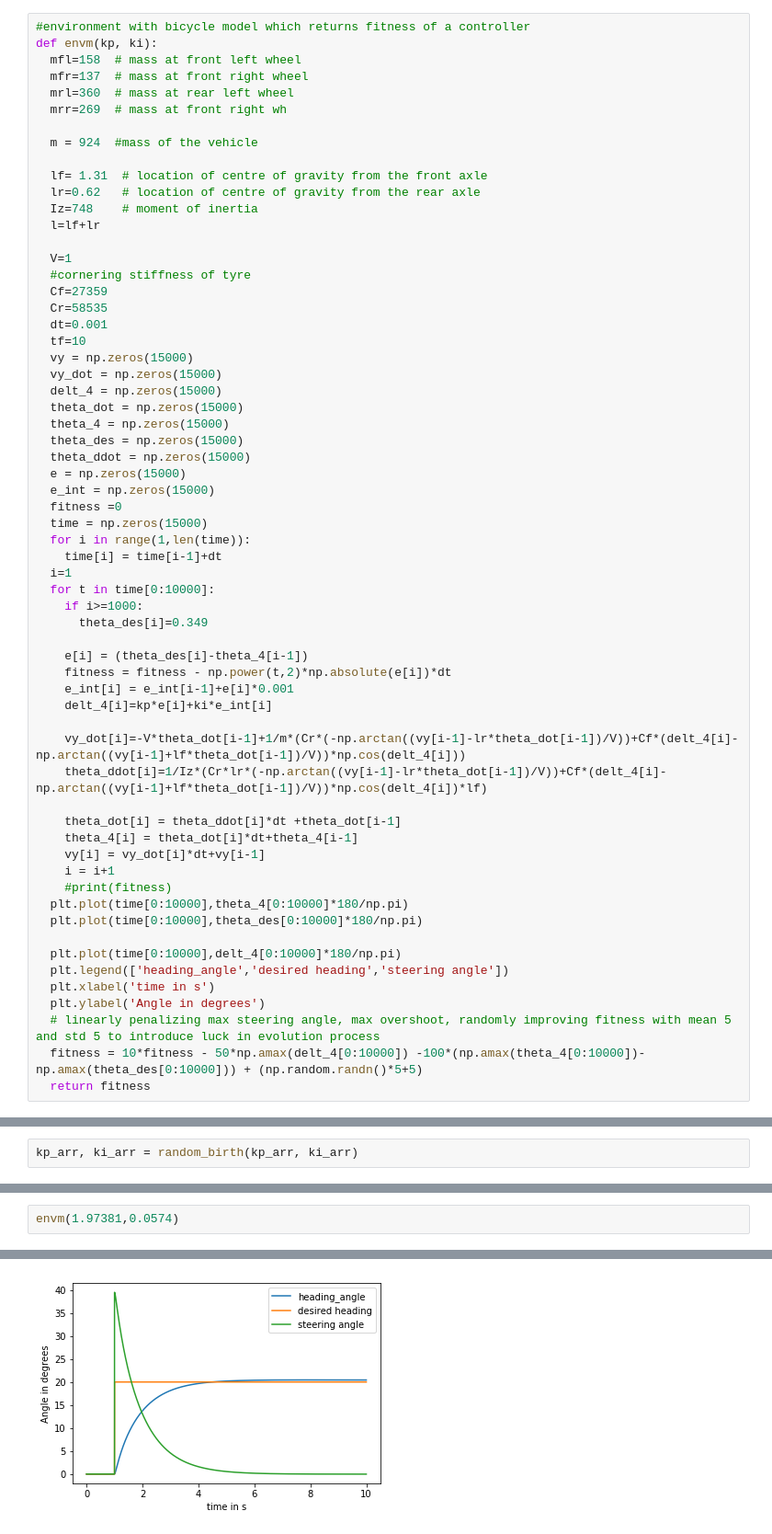
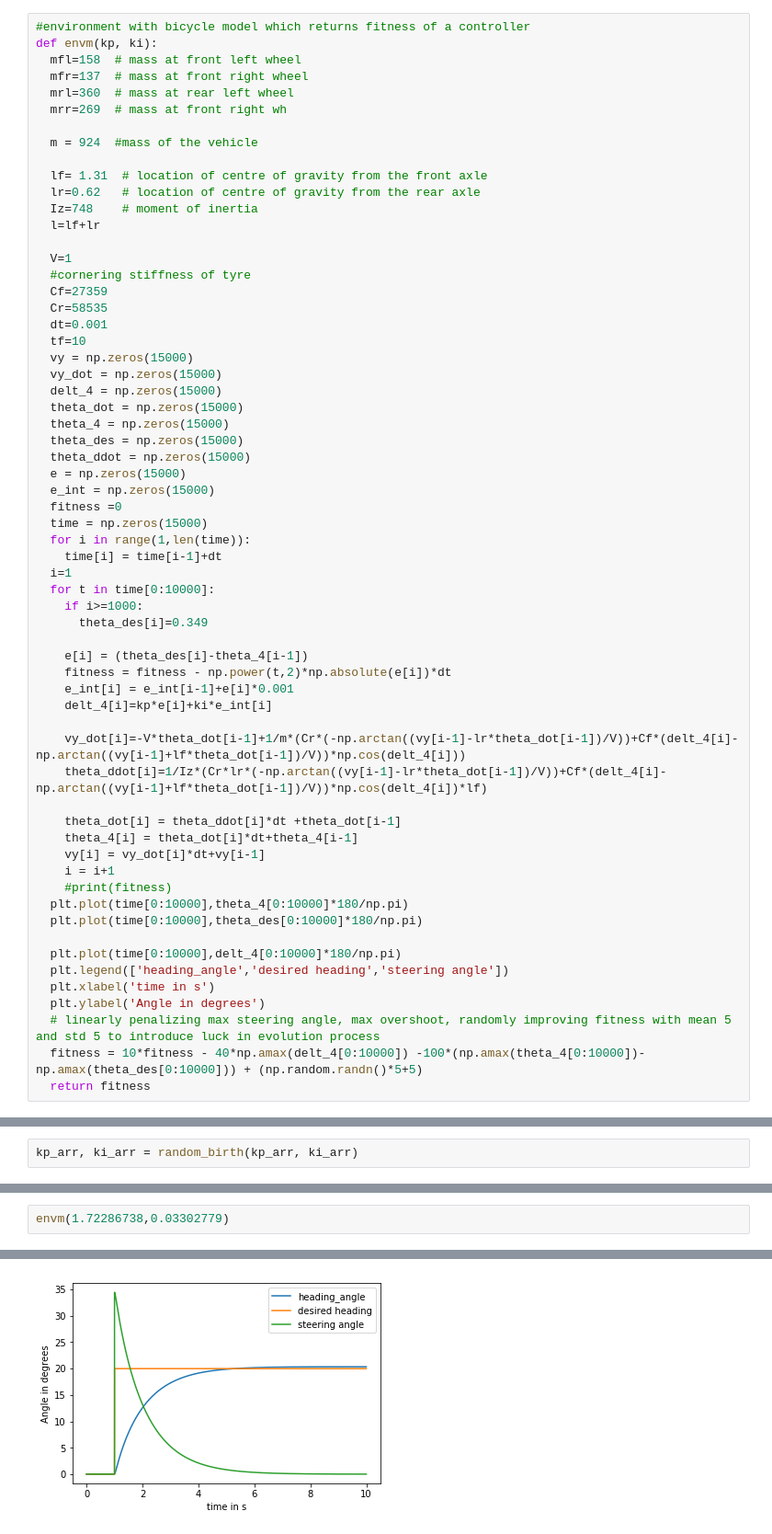
Before and after one commit to murtazav/Model_predictive_control, a Jupyter notebook: Parameter_finder_GA.ipynb, the cells around one changed output, grey strips where cells are left out. Shown: that part at 92% size. Drawn from its saved outputs; the diff is of its cells as text.

```diff
--- a/Parameter_finder_GA.ipynb
+++ b/Parameter_finder_GA.ipynb
@@ -75,7 +75,7 @@ def envm(kp, ki):
   plt.xlabel('time in s')
   plt.ylabel('Angle in degrees')
   # linearly penalizing max steering angle, max overshoot, randomly improving fitness with mean 5 and std 5 to introduce luck in evolution process
-  fitness = 10*fitness - 50*np.amax(delt_4[0:10000]) -100*(np.amax(theta_4[0:10000])-np.amax(theta_des[0:10000])) + (np.random.randn()*5+5)
+  fitness = 10*fitness - 40*np.amax(delt_4[0:10000]) -100*(np.amax(theta_4[0:10000])-np.amax(theta_des[0:10000])) + (np.random.randn()*5+5)
   return fitness
 # %%
 envm(1.7,0.01)
@@ -167,3 +177,3 @@ iterations(kp_arr, ki_arr, fit_arr)
 # %%
-envm(1.97381,0.0574)
+envm(1.72286738,0.03302779)
 # %% [output]
@@ -171 +181 @@ envm(1.97381,0.0574)
-[figure, old version]
+[figure, new version]
```
Also changed, not shown: parts of 7 cells of this notebook.
